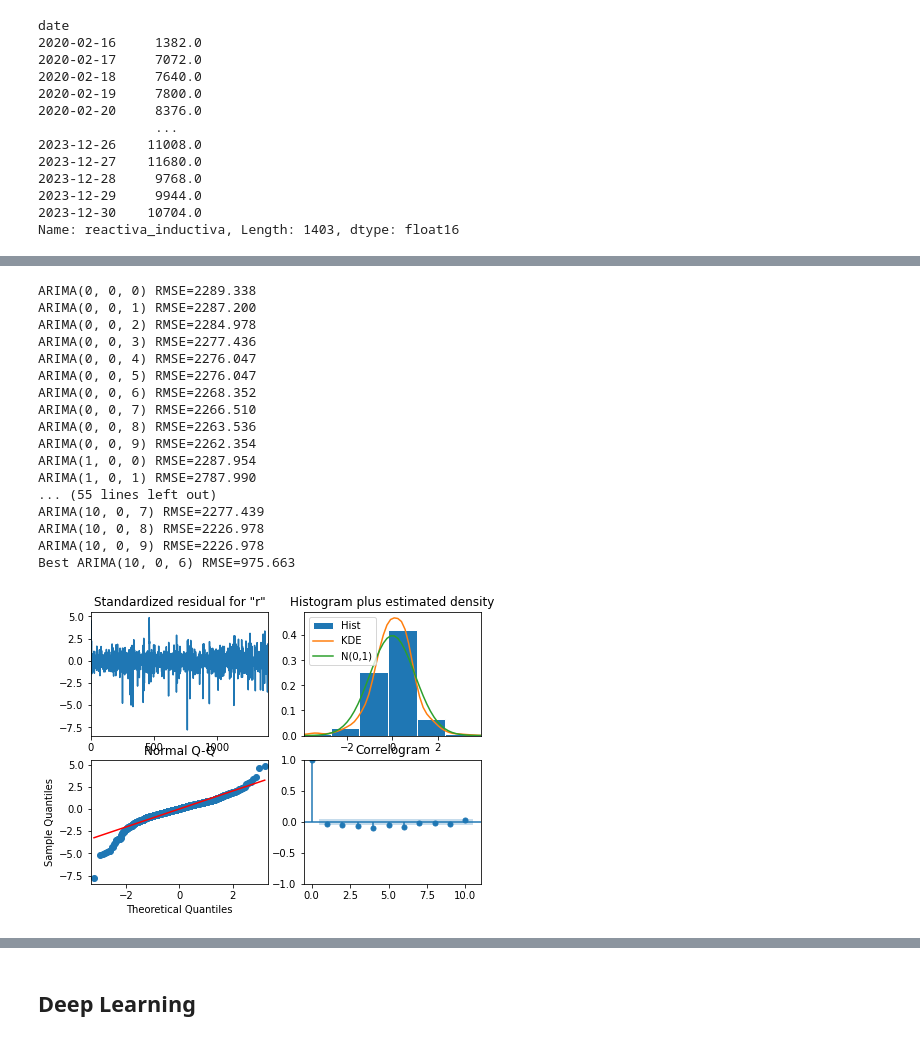
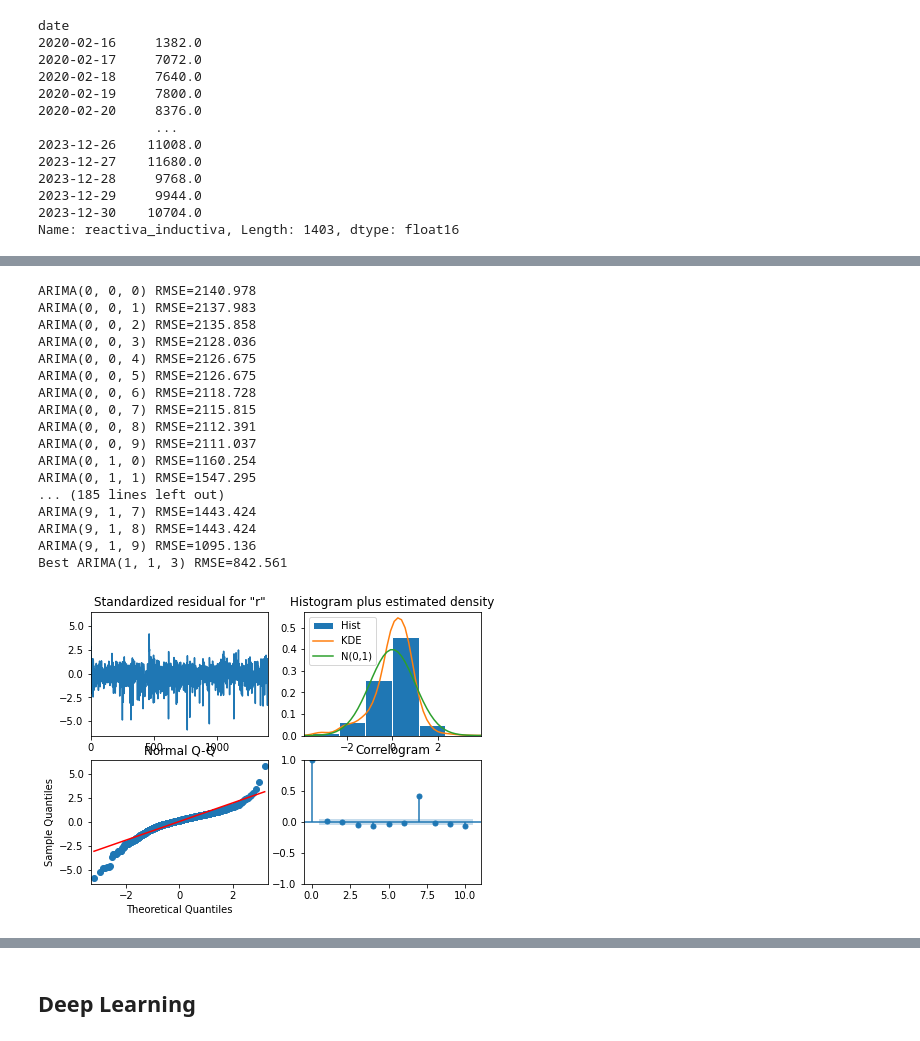
Before and after one commit to Causil/especializacion, a Jupyter notebook: monografia/momentos_evaluativos/DesarrolloMonografia/epm.ipynb, the cells around one changed output, grey strips where cells are left out. Saved outputs shown, nothing was run; the diff lists cells and outputs as text; code cells hidden in the pictures.

```diff
--- a/monografia/momentos_evaluativos/DesarrolloMonografia/epm.ipynb
+++ b/monografia/momentos_evaluativos/DesarrolloMonografia/epm.ipynb
@@ -792,8 +916,9 @@ def evaluate_arima_model_auto(X, p, d, q):
 
     # Predecir en el conjunto de prueba
     predictions = model.predict(n_periods=len(test))
+    mae = mean_absolute_error(test, predictions)
     rmse = sqrt(mean_squared_error(test, predictions))
-    return rmse, (p, d, q)
+    return mae, (p, d, q)
 
 # Función para evaluar múltiples combinaciones de p, d, q en paralelo
 def evaluate_models(dataset, p_values, d_values, q_values):
@@ -813,41 +938,41 @@ def evaluate_models(dataset, p_values, d_values, q_values):
     print('Best ARIMA%s RMSE=%.3f' % (best_cfg, best_score))
 
 # Valores de p, d y q para evaluar
-p_values = [0, 1, 2, 4, 6, 8, 10]
-d_values = range(0, 1)
+p_values = range(0, 10)
+d_values = range(0, 2)
 q_values = range(0, 10)
 warnings.filterwarnings("ignore")
 
 # Ejecutar la búsqueda de parámetros
 evaluate_models(reactiva_inductiva, p_values, d_values, q_values)
 # %% [output]
-ARIMA(0, 0, 0) RMSE=2289.338
-ARIMA(0, 0, 1) RMSE=2287.200
-ARIMA(0, 0, 2) RMSE=2284.978
-ARIMA(0, 0, 3) RMSE=2277.436
-ARIMA(0, 0, 4) RMSE=2276.047
-ARIMA(0, 0, 5) RMSE=2276.047
-ARIMA(0, 0, 6) RMSE=2268.352
-ARIMA(0, 0, 7) RMSE=2266.510
-ARIMA(0, 0, 8) RMSE=2263.536
-ARIMA(0, 0, 9) RMSE=2262.354
-ARIMA(1, 0, 0) RMSE=2287.954
-ARIMA(1, 0, 1) RMSE=2787.990
-... (55 lines left out)
-ARIMA(10, 0, 7) RMSE=2277.439
-ARIMA(10, 0, 8) RMSE=2226.978
-ARIMA(10, 0, 9) RMSE=2226.978
-Best ARIMA(10, 0, 6) RMSE=975.663
+ARIMA(0, 0, 0) RMSE=2140.978
+ARIMA(0, 0, 1) RMSE=2137.983
+ARIMA(0, 0, 2) RMSE=2135.858
+ARIMA(0, 0, 3) RMSE=2128.036
+ARIMA(0, 0, 4) RMSE=2126.675
+ARIMA(0, 0, 5) RMSE=2126.675
+ARIMA(0, 0, 6) RMSE=2118.728
+ARIMA(0, 0, 7) RMSE=2115.815
+ARIMA(0, 0, 8) RMSE=2112.391
+ARIMA(0, 0, 9) RMSE=2111.037
+ARIMA(0, 1, 0) RMSE=1160.254
+ARIMA(0, 1, 1) RMSE=1547.295
+... (185 lines left out)
+ARIMA(9, 1, 7) RMSE=1443.424
+ARIMA(9, 1, 8) RMSE=1443.424
+ARIMA(9, 1, 9) RMSE=1095.136
+Best ARIMA(1, 1, 3) RMSE=842.561
 # %%
 # Construir el modelo ARIMA y ajustarlo a los datos de entrenamiento
-model = ARIMA(train, order=(10, 0, 6))
+model = ARIMA(train, order=(1, 1, 3))
 model_fit = model.fit()  # Ajustar el modelo
 
 # Visualizar los gráficos de diagnóstico
 model_fit.plot_diagnostics(figsize=(7, 5))
 plt.show()
 # %% [output]
-[figure, old version]
+[figure, new version]
 # %%
 predictions = model_fit.forecast(steps=len(test))
 comparison_df = pd.DataFrame({
```
Also changed, not shown: parts of 50 cells of this notebook, 32 other files.
